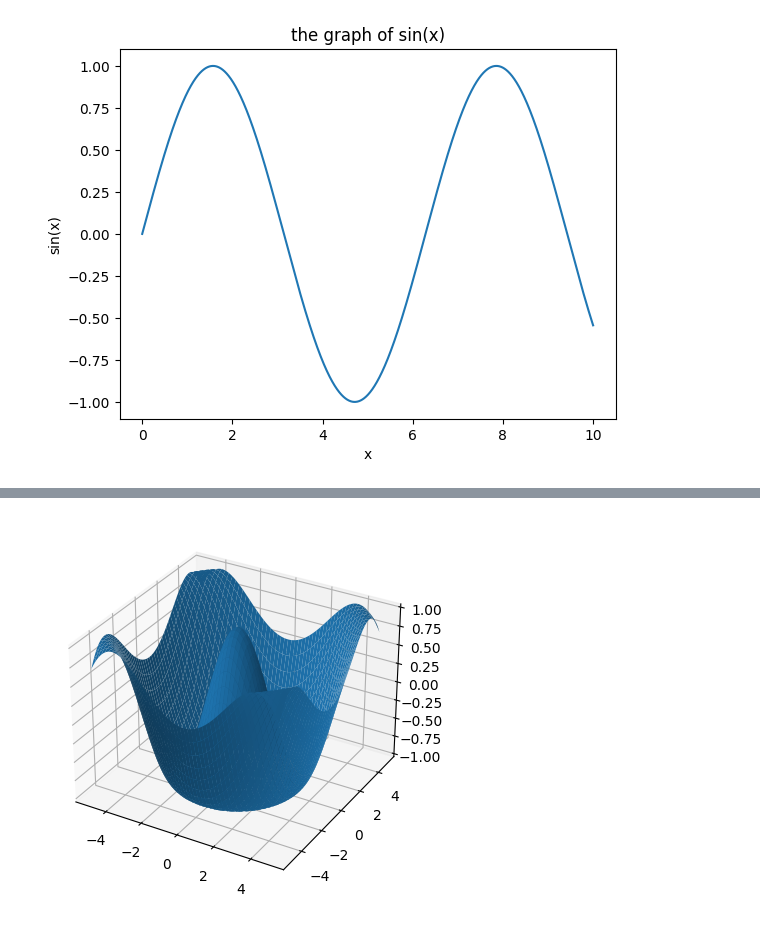
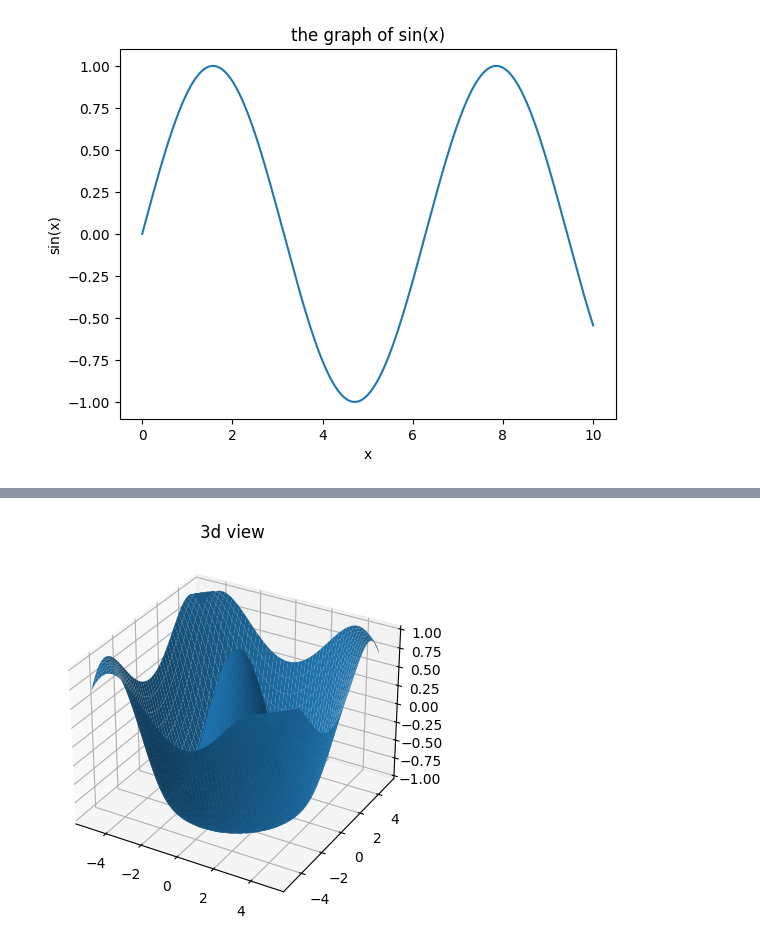
Before and after one commit to PrasantIITM/ma22c033_2023_PL, a Jupyter notebook: Assignment 6/Graphing_functions.ipynb, the cells around one changed output, grey strips where cells are left out. Saved outputs shown, nothing was run; the diff lists cells and outputs as text; code cells hidden in the pictures.

```diff
--- a/Assignment 6/Graphing_functions.ipynb
+++ b/Assignment 6/Graphing_functions.ipynb
@@ -24,10 +43,11 @@ def f(x,y):
 # %%
 fig = plt.figure()
-ax = plt.axes(projection='3d')
+ax = plt.axes(projection="3d")
 x=np.linspace(-5,5,10000)
 y=np.linspace(-5,5,10000)
 X,Y=np.meshgrid(x,y)
 Z=f(X,Y)
+plt.title("3d view")
 ax.plot_surface(X,Y,Z);
 # %% [output]
-[figure, old version]
+[figure, new version]
```
Also changed, not shown: parts of 2 cells of this notebook.
